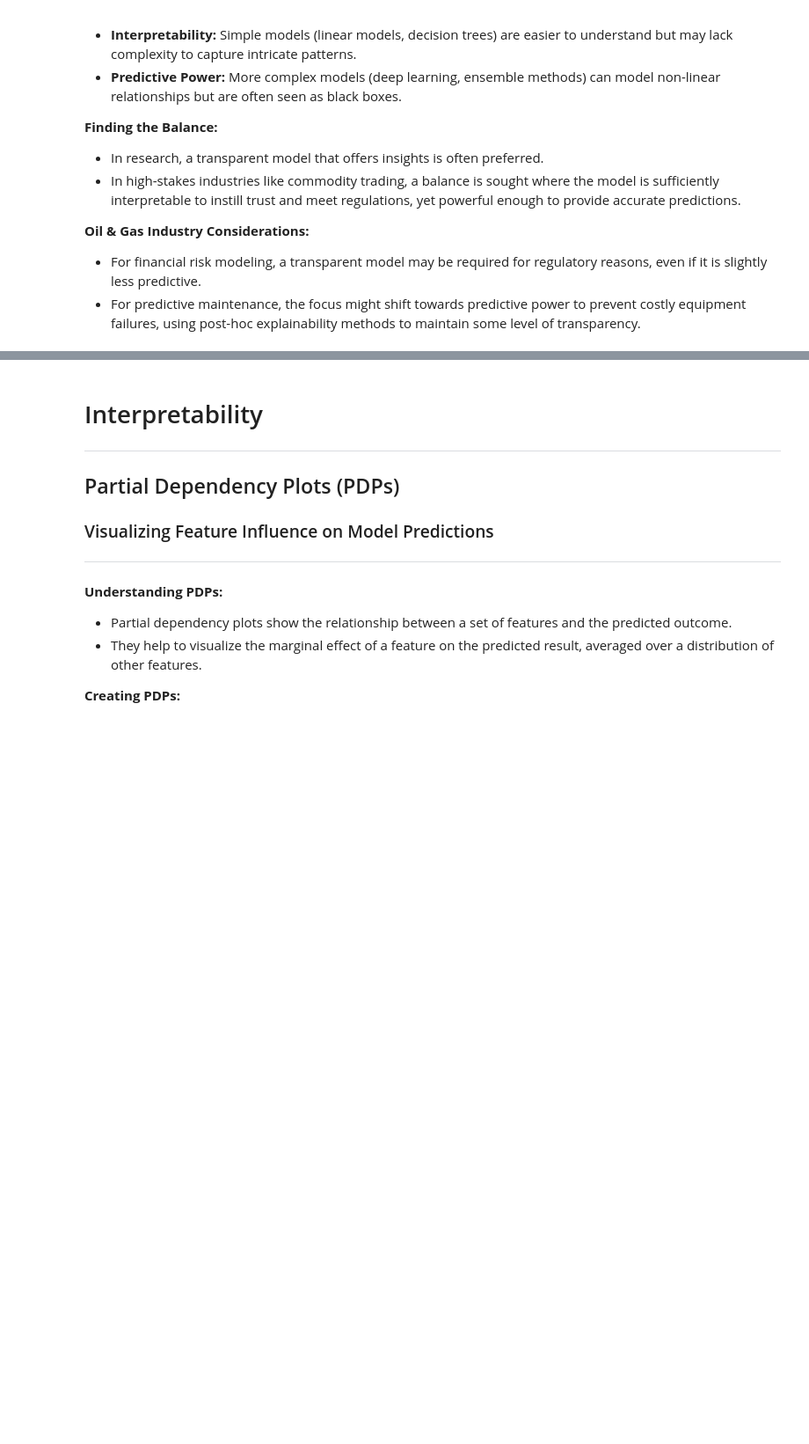
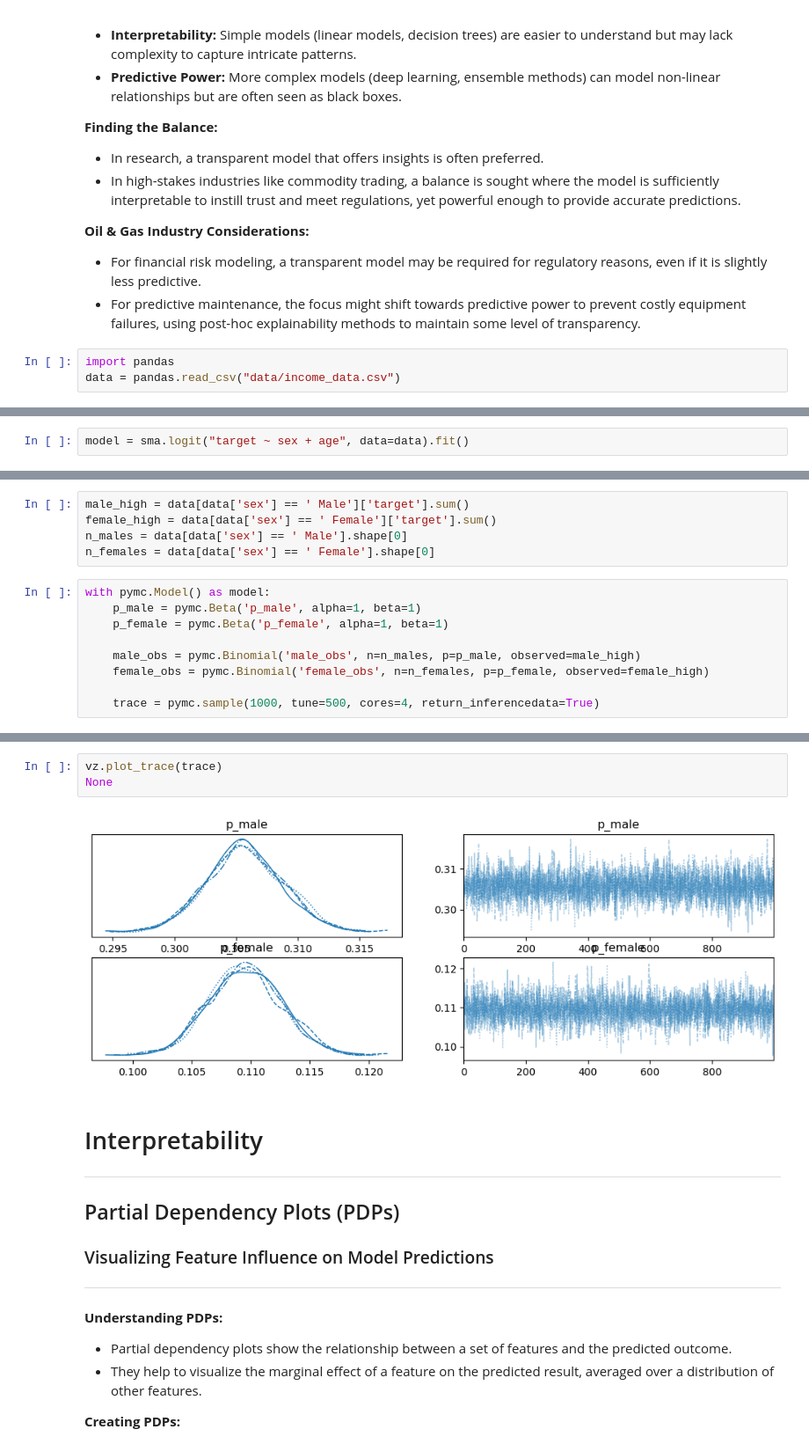
Before and after one commit to dhesse/IN-STK5k-2024-classroom-notes, a Jupyter notebook: nbhome/Lecture 12 - Interpretable Models.ipynb, the cells around one changed output, grey strips where cells are left out. Shown at 88% size. Saved outputs shown, nothing was run; the diff lists cells and outputs as text; blank space fills up the shorter version.

```diff
--- a/nbhome/Lecture 12 - Interpretable Models.ipynb
+++ b/nbhome/Lecture 12 - Interpretable Models.ipynb
@@ -55,3 +55,6 @@
 **Oil & Gas Industry Considerations:**
 - For financial risk modeling, a transparent model may be required for regulatory reasons, even if it is slightly less predictive.
 - For predictive maintenance, the focus might shift towards predictive power to prevent costly equipment failures, using post-hoc explainability methods to maintain some level of transparency.
+# %%
+import pandas
+data = pandas.read_csv("data/income_data.csv")
@@ -57,0 +63,2 @@
+# %%
+model = sma.logit("target ~ sex + age", data=data).fit()
@@ -57,0 +91,14 @@
+# %%
+male_high = data[data['sex'] == ' Male']['target'].sum()
+female_high = data[data['sex'] == ' Female']['target'].sum()
+n_males = data[data['sex'] == ' Male'].shape[0]
+n_females = data[data['sex'] == ' Female'].shape[0]
+# %%
+with pymc.Model() as model:
+    p_male = pymc.Beta('p_male', alpha=1, beta=1)
+    p_female = pymc.Beta('p_female', alpha=1, beta=1)
+
+    male_obs = pymc.Binomial('male_obs', n=n_males, p=p_male, observed=male_high)
+    female_obs = pymc.Binomial('female_obs', n=n_females, p=p_female, observed=female_high)
+
+    trace = pymc.sample(1000, tune=500, cores=4, return_inferencedata=True)
@@ -58,3 +113,8 @@
+# %%
+vz.plot_trace(trace)
+None
+# %% [output]
+[figure, added]
 # %% [markdown]
 
 # Interpretability
```
Also changed, not shown: parts of 31 cells of this notebook, 1 other file.
